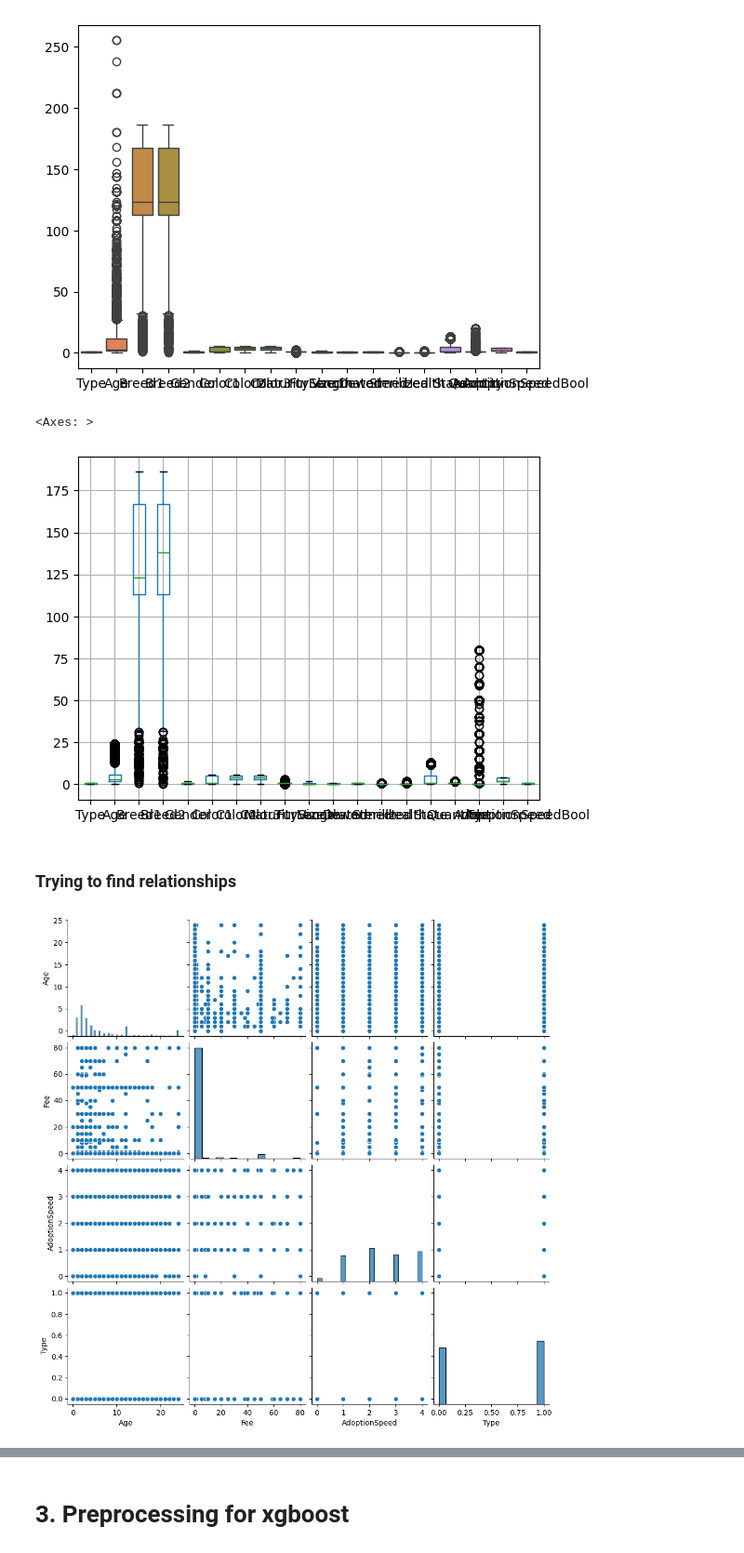
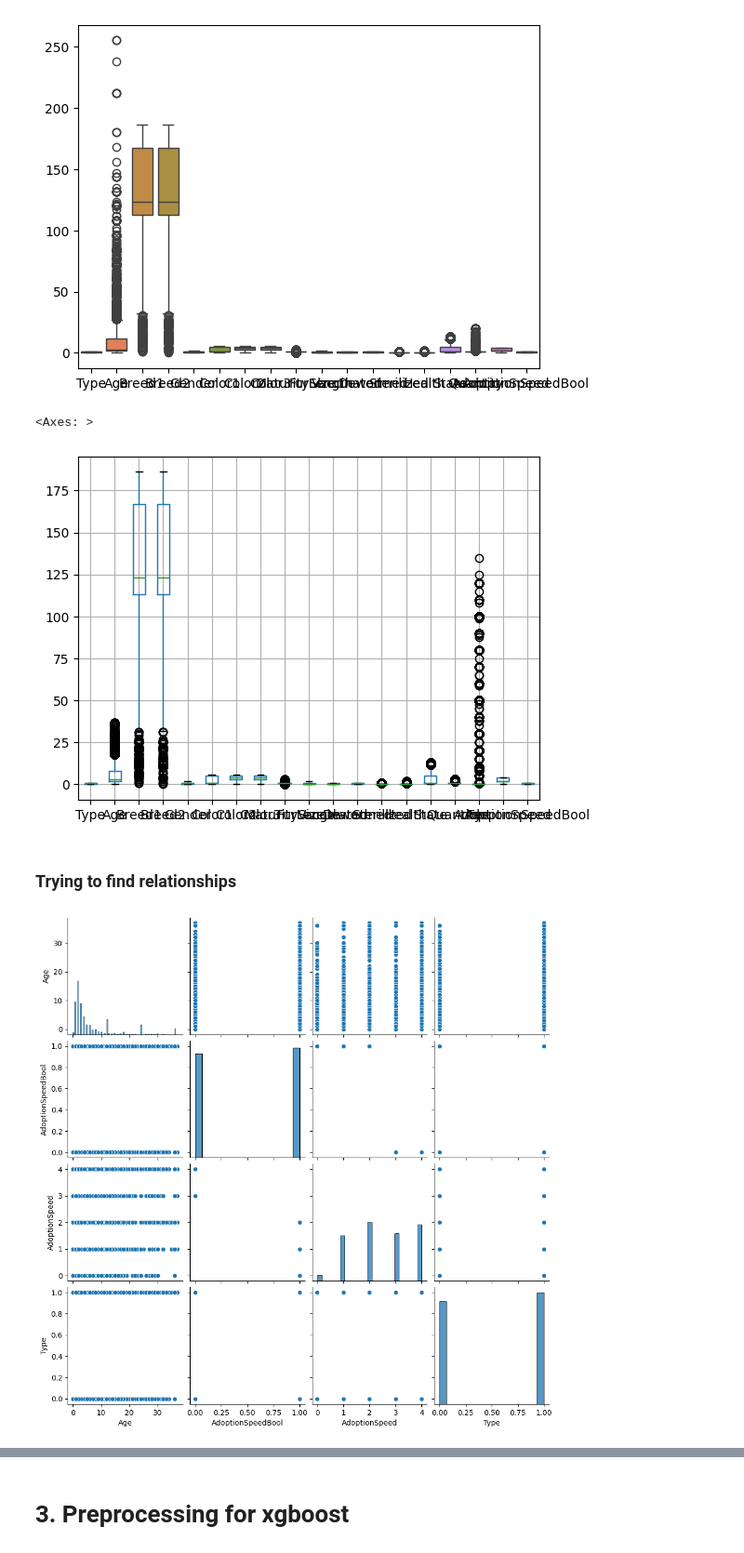
Before and after one commit to Kearskill/meow, a Jupyter notebook: XGBoost_age_speed.ipynb, the cells around one changed output, grey strips where cells are left out. Shown at 93% size. Saved outputs shown, nothing was run; the diff lists cells and outputs as text; code cells hidden in the pictures.

```diff
--- a/XGBoost_age_speed.ipynb
+++ b/XGBoost_age_speed.ipynb
@@ -209,27 +209,26 @@ sns.boxplot(df.drop(["Fee"], axis=1))
 [figure]
 # %%
 from scipy import stats
-df=df[(np.abs(stats.zscore(df['Age'])) < 0.75)]
-df=df[(np.abs(stats.zscore(df['Quantity'])) < 0.75)]
-df['Fee'] = df['Fee'].fillna(df['Fee'].mean())
-df=df[(np.abs(stats.zscore(df['Fee'])) < 0.75)]
+df=df[(np.abs(stats.zscore(df['Age'])) < 1.5)]
+df=df[(np.abs(stats.zscore(df['Quantity'])) < 1.5)]
+df=df[(np.abs(stats.zscore(df['Fee'])) < 1.5)]
 df.boxplot()
 # %% [output]
 <Axes: >
-[figure, old version]
+[figure, new version]
 # %% [markdown]
 ### Trying to find relationships
 # %%
 
 
 # Select only the chosen numerical columns
-selected_columns = ['Age', 'Fee', 'AdoptionSpeed', 'Type']
+selected_columns = ['Age', 'AdoptionSpeedBool', 'AdoptionSpeed', 'Type']
 
 # Create pair plot
 sns.pairplot(df[selected_columns])
 plt.show()
 # %% [output]
-[figure, old version]
+[figure, new version]
 # %%
 df["AdoptionSpeed"].hist()
 # %% [output]
```
Also changed, not shown: parts of 5 cells of this notebook.
